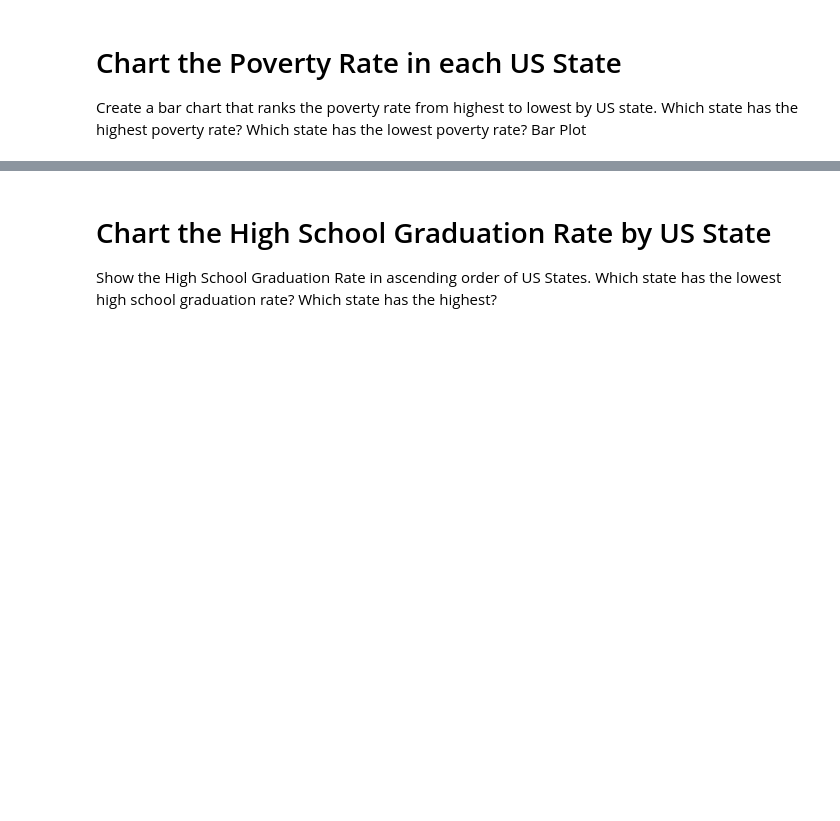
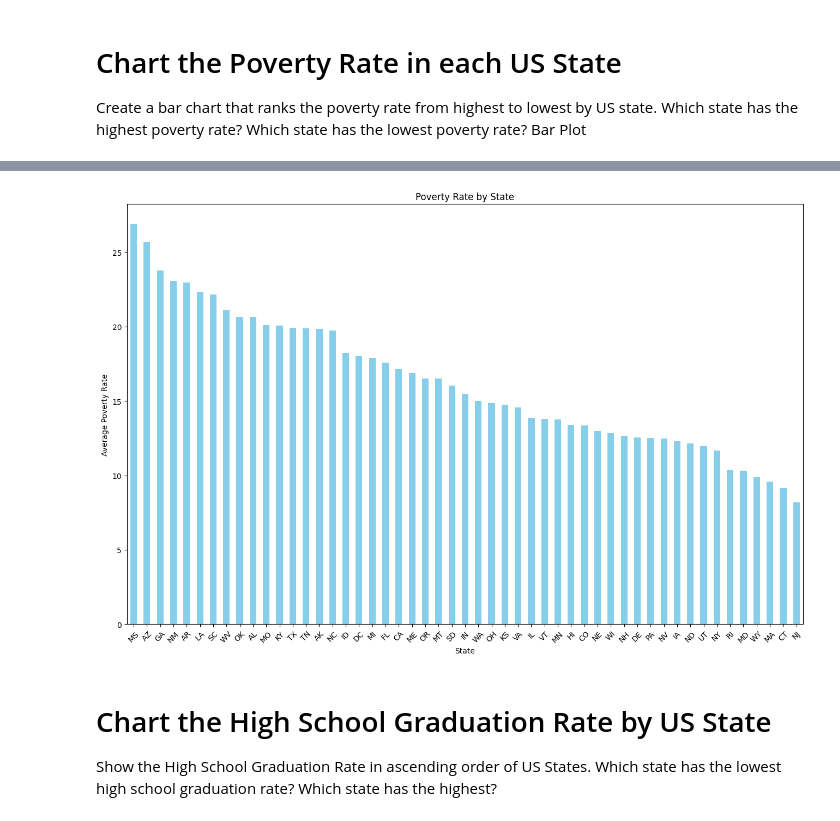
Before and after one commit to ckpinguin/learning_python, a Jupyter notebook: 100-police-data/Fatal_Force_(start).ipynb, the cells around one changed output, grey strips where cells are left out. Saved outputs shown, nothing was run; the diff lists cells and outputs as text; code cells hidden in the pictures; blank space fills up the shorter version.

```diff
--- a/100-police-data/Fatal_Force_(start).ipynb
+++ b/100-police-data/Fatal_Force_(start).ipynb
@@ -62,3 +147,9 @@ Consider how to deal with the NaN values. Perhaps substituting 0 is appropriate.
 # Chart the Poverty Rate in each US State
 
 Create a bar chart that ranks the poverty rate from highest to lowest by US state. Which state has the highest poverty rate? Which state has the lowest poverty rate?  Bar Plot
+# %%
+df_pct_poverty.columns
+df_pct_poverty['poverty_rate'] = pd.to_numeric(df_pct_poverty['poverty_rate'], errors='coerce')
+
+state_poverty = df_pct_poverty.groupby('Geographic Area')['poverty_rate'].mean().sort_values(ascending=False)
+state_poverty
@@ -65,3 +174,13 @@ Create a bar chart that ranks the poverty rate from highest to lowest by US stat
+# %%
+plt.figure(figsize=(16,10))
+state_poverty.plot(kind='bar', color='skyblue')
+plt.title('Poverty Rate by State')
+plt.xlabel('State')
+plt.ylabel('Average Poverty Rate')
+plt.xticks(rotation=45)
+plt.show()
+# %% [output]
+[figure, added]
 # %% [markdown]
 # Chart the High School Graduation Rate by US State
 
```
Also changed, not shown: parts of 36 cells of this notebook.
